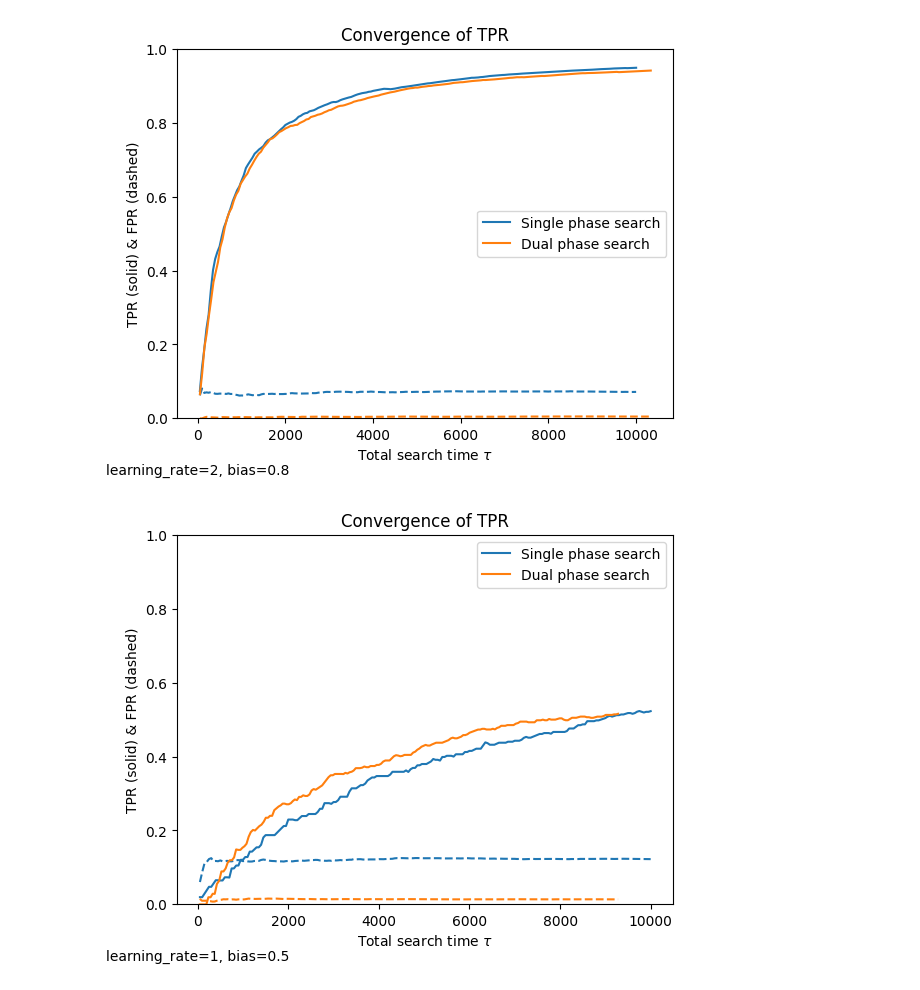
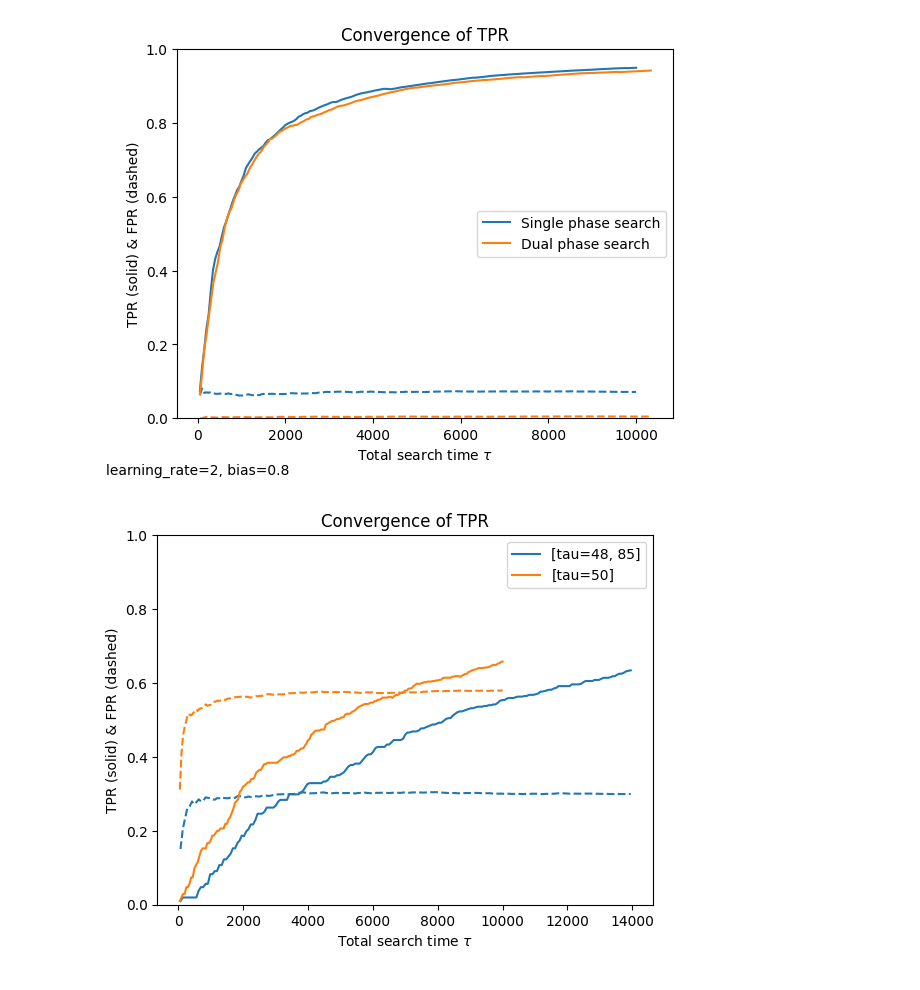
Before and after one commit to nikoczernin/tcells, a Jupyter notebook: baumgart_repro.ipynb, the cells around one changed output. Cells and saved outputs as stored; diff of their text form; code cells hidden in the pictures.

```diff
--- a/baumgart_repro.ipynb
+++ b/baumgart_repro.ipynb
@@ -194,7 +194,7 @@ exp_dfs = []
 ps = [0.5, 0.1, 0.01, 0.001, 0.0001]
 # p = 0.1
 # biases = [0.1, 0.5, 0.9]
-bias = 0.8
+bias = 0.05
 tau = 50
 
 # different probabilities of APC being positive
@@ -268,8 +268,7 @@ exp_dfs = []
 ps = [0.5, 0.1, 0.01, 0.001, 0.0001]
 # p = 0.1
 # biases = [0.1, 0.5, 0.9]
-bias = 0.8
-tau = 50
+bias = 0.05
 
 # different probabilities of APC being positive
 for p in ps:
@@ -854,20 +853,19 @@ exp_dfs = []
 # ps = [0.5, 0.1, 0.01, 0.001, 0.0001]
 p = 0.01
 learning_rate = 1
-bias = 0.5
-tau = 50
+bias = 0.99
+tau = 10
 
+env = StochasticAPC(p=p, learning_rate=learning_rate, bias=bias)
 agents = [
     ImmuneSystem_SinglePhase(env, tau=50),
-    ImmuneSystem_DoublePhase(env, tau_1=40, tau_2=85)
+    ImmuneSystem_DoublePhase(env, tau_1=48, tau_2=85)
 ]
-env = StochasticAPC(p=p, learning_rate=learning_rate, bias=bias)
 
 # different probabilities of APC being positive
 for agent in agents:
     exp_results = []
     for j in range(m):
-        # if i % 10 == 0: print(i)
         for i in range(n):
             # reset the env
             agent.env.reset()
@@ -876,41 +874,43 @@ for agent in agents:
             final_action = transitions[-1][1]
             final_reward = transitions[-1][2]
             evaluation = transitions[-1][4]
-            episode_dict = {"t":t, "m": j, "n": i, "p": p, "bias": bias}
+            episode_dict = {"agent": agent.str(), "t":t, "m": j, "n": i, "p": p, "bias": bias}
             for e in ["FN", "FP", "TN", "TP"]:
                 episode_dict[e] = 1 if evaluation == e else 0
             exp_results.append(episode_dict)
 
     exp_results = pd.DataFrame(exp_results)
     # sort so n increases within each m
     exp_results = exp_results.sort_values(["m", "n"], kind="mergesort")
     # cumsum within each m, n stays unchanged
     # this way we get a mean TP count and FP count and sum of time taken til termination per
     sum_cols = ["t", "FN", "FP", "TN", "TP"]
     exp_results[sum_cols] = exp_results.groupby("m", sort=False)[sum_cols].cumsum()
     # we now have all episodes ordered by i (number of the ith APC looked at by the IS in n)
     # in groups of j (number of run)
-    exp_results = exp_results.groupby("n", as_index=False).mean()
+    exp_results = exp_results.groupby(["agent", "n"], as_index=False).mean()
     # compute the evaluation metrics
     exp_results["TPR"] = exp_results["TP"] / (exp_results["FN"] + exp_results["TP"] + 1)
     exp_results["FPR"] = exp_results["FP"] / (exp_results["FP"] + exp_results["TN"] + 1)
     # keep this cumsum df in a bigger dfs list
     exp_dfs.append(exp_results)
 
+exp_dfs = pd.concat(exp_dfs)
+exp_dfs
 
 # Plot each experiment separately
 i = 0
-for df, strategy in zip(exp_dfs, ["Single phase search", "Dual phase search"]):
-    plt.plot(df["t"], df["TPR"], color=plt.cm.tab10.colors[i], label=f"{strategy}")
+for agent, df in exp_dfs.groupby("agent"):
+    plt.plot(df["t"], df["TPR"], color=plt.cm.tab10.colors[i], label=f"{agent}")
     plt.plot(df["t"], df["FPR"], color=plt.cm.tab10.colors[i], linestyle="--")
     i += 1
 
 plt.xlabel("Total search time $\\tau$")
 plt.title("Convergence of TPR")
 plt.ylabel("TPR (solid) & FPR (dashed)")
 plt.ylim(0, 1)
-plt.text(0.5, -0.15, f"learning_rate={learning_rate}, bias={bias}", ha="center")
+# plt.text(0.5, -0.15, f"learning_rate={learning_rate}, bias={bias}", ha="center")
 plt.legend()
 plt.show()
 # %% [output]
-[figure, old version]
+[figure, new version]
```
Also changed, not shown: parts of 8 cells of this notebook, 3 other files.
